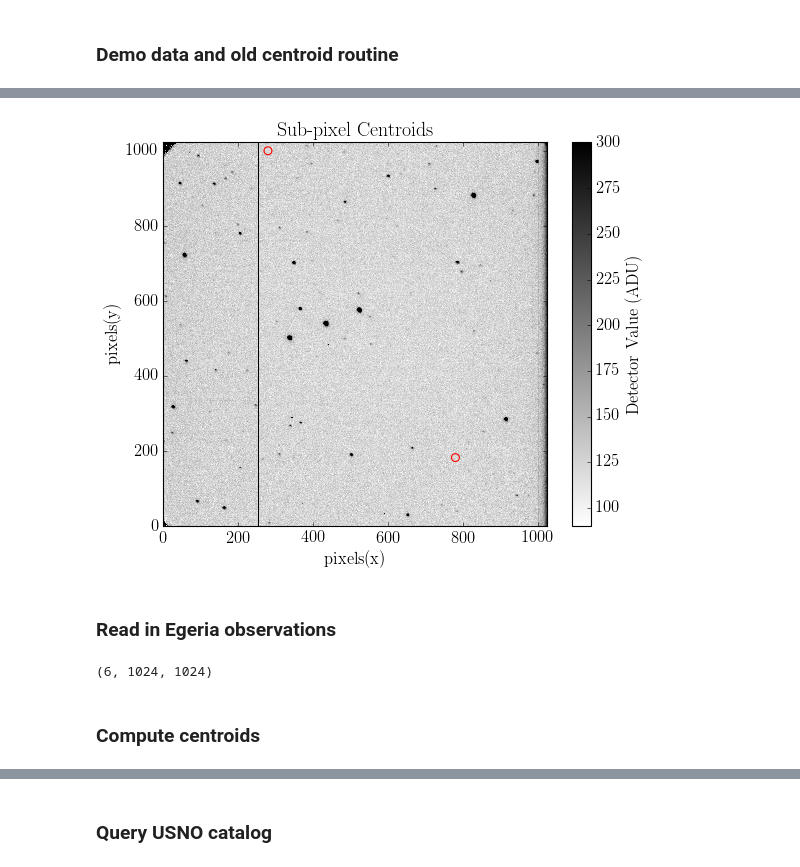
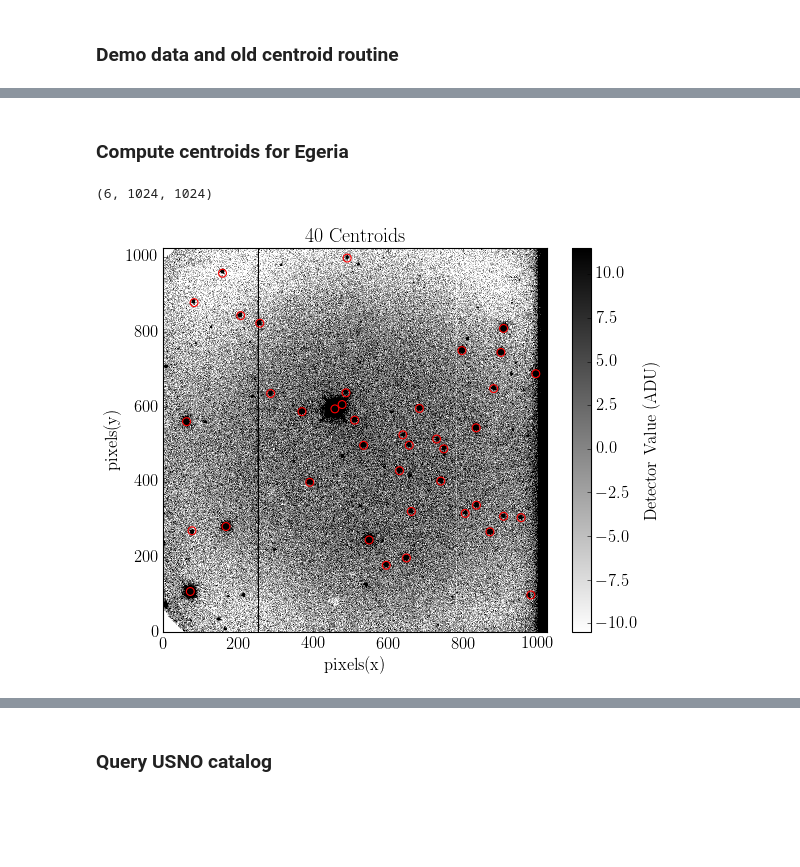
Before and after one commit to jbirky/AsteroidAstrometry, a Jupyter notebook: positions.ipynb, the cells around one changed output, grey strips where cells are left out. Cells and saved outputs as stored; diff of their text form; code cells hidden in the pictures; blank space fills up the shorter version.

```diff
--- a/positions.ipynb
+++ b/positions.ipynb
@@ -96,19 +46,21 @@ plt.show()
-# %%
-plotImg(red, pts=centroids.T, rng=[90,300], title='Sub-pixel Centroids')
-# %% [output]
-[figure, removed]
-# %% [markdown]
-### Read in Egeria observations
+# %% [markdown]
+### Compute centroids for Egeria
 # %%
 #Read in one raw frame to get header info
 rawf  = fits.getheader('data/asteroids/d1038.fits')
 
 #Read in reduced arrays
 folder = 'data/egeria/egeria_'
 obs    = ['ob1','df1','ob2','df2','ob3','ob4'] #should be in order of time of observation
 data   = np.array([np.load(folder+f+'.npy') for f in obs])
-data.shape
+data2  = np.array([np.load(folder+f+'.npy') for f in obs])
+print(data.shape)
+
+
+#Compute centroids
+nsources = 40
+xccd, yccd = centroid(data[0], nsources=nsources)
+plotImg(data2[0], pts=[xccd, yccd], title='%s Centroids'%(nsources))
 # %% [output]
 (6, 1024, 1024)
+[figure, added]
-# %% [markdown]
-### Compute centroids
```
Also changed, not shown: parts of 11 cells of this notebook.
